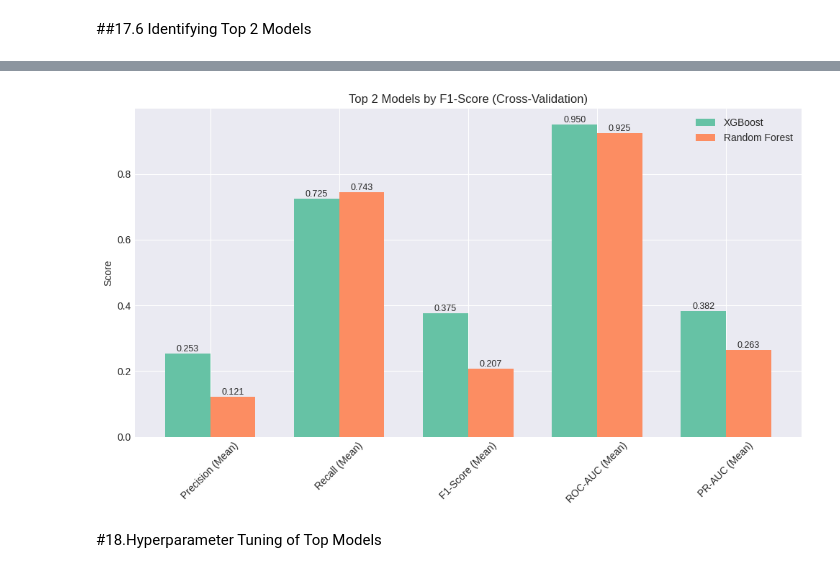
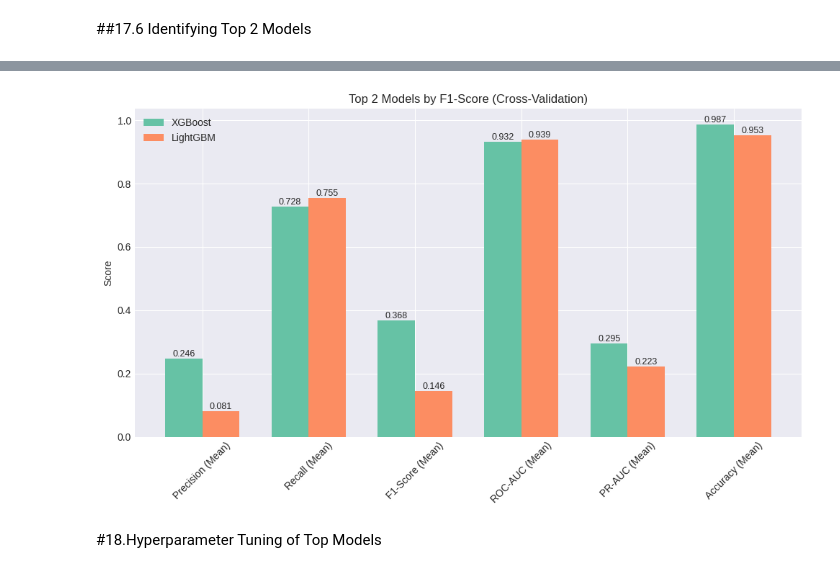
Before and after one commit to usama879/creditcardfraudproject, a Jupyter notebook: CreditCardFraud.ipynb, the cells around one changed output, grey strips where cells are left out. Drawn from its saved outputs; the diff is of its cells as text; code cells hidden in the pictures.

```diff
--- a/CreditCardFraud.ipynb
+++ b/CreditCardFraud.ipynb
@@ -1242,17 +1362,19 @@ pipelines = {name: make_pipeline(m) for name, m in models.items()}
 ##17.3 Apply Stratified K-Fold CV
 # %%
 from sklearn.model_selection import StratifiedKFold
-from sklearn.metrics import precision_recall_fscore_support, roc_auc_score, average_precision_score
+from sklearn.metrics import precision_recall_fscore_support, roc_auc_score, average_precision_score, accuracy_score
+import numpy as np
 
-k = 5
+k = 3
 skf = StratifiedKFold(n_splits=k, shuffle=True, random_state=42)
 
-cv_records = {name: {"precision": [], "recall": [], "f1": [], "roc_auc": [], "pr_auc": []}
+cv_records = {name: {"precision": [], "recall": [], "f1": [], "roc_auc": [], "pr_auc": [], "accuracy": []}
               for name in pipelines.keys()}
 
-fold_idx = 1
-for train_idx, val_idx in skf.split(X_train_top, y_train_top):
-    print(f"\n=== Fold {fold_idx}/{k} ===")
+print(f"Running {k}-fold CV on {len(pipelines)} models...")
+
+for fold_idx, (train_idx, val_idx) in enumerate(skf.split(X_train_top, y_train_top), 1):
+    print(f"\nFold {fold_idx}/{k}")
     X_tr, X_va = X_train_top.iloc[train_idx], X_train_top.iloc[val_idx]
     y_tr, y_va = y_train_top.iloc[train_idx], y_train_top.iloc[val_idx]
 
@@ -1263,14 +1385,21 @@ for train_idx, val_idx in skf.split(X_train_top, y_train_top):
         y_prob = pipe.predict_proba(X_va)[:, 1] if hasattr(pipe.named_steps['model'], "predict_proba") else None
 
         prec, rec, f1, _ = precision_recall_fscore_support(y_va, y_pred, average="binary", zero_division=0)
-        roc = roc_auc_score(y_va, y_prob) if y_prob is not None else 0.5
-        prc = average_precision_score(y_va, y_prob) if y_prob is not None else 0.0
+        acc = accuracy_score(y_va, y_pred)
+        roc = roc_auc_score(y_va, y_prob) if y_prob is not None else np.nan
+        prc = average_precision_score(y_va, y_prob) if y_prob is not None else np.nan
 
         cv_records[name]["precision"].append(prec)
         cv_records[name]["recall"].append(rec)
         cv_records[name]["f1"].append(f1)
         cv_records[name]["roc_auc"].append(roc)
         cv_records[name]["pr_auc"].append(prc)
+        cv_records[name]["accuracy"].append(acc)
 
-    fold_idx += 1
+print("\nCross-validation complete.")
+
+for name, scores in cv_records.items():
+    print(f"\n{name} Results (avg across {k} folds):")
+    for metric, values in scores.items():
+        print(f"{metric}: {np.nanmean(values):.4f}")
 # %% [output]
@@ -1300,6 +1489,7 @@ for name, m in cv_records.items():
     def mean_std(arr):
         return float(np.mean(arr)), float(np.std(arr))
 
+    a_m, a_s = mean_std(m["accuracy"])
     p_m, p_s = mean_std(m["precision"])
     r_m, r_s = mean_std(m["recall"])
     f_m, f_s = mean_std(m["f1"])
@@ -1308,6 +1498,7 @@ for name, m in cv_records.items():
 
     summary_rows.append([
         name,
+        a_m, a_s,
         p_m, p_s,
         r_m, r_s,
         f_m, f_s,
@@ -1319,6 +1510,7 @@ cv_summary = pd.DataFrame(
     summary_rows,
     columns=[
         "Model",
+        "Accuracy (Mean)", "Accuracy (Std)",
         "Precision (Mean)", "Precision (Std)",
         "Recall (Mean)", "Recall (Std)",
         "F1-Score (Mean)", "F1-Score (Std)",
@@ -1342,6 +1536,7 @@ plot_df = cv_summary.copy()
 
 plot_df = plot_df[[
     "Model",
+    "Accuracy (Mean)",
     "Precision (Mean)",
     "Recall (Mean)",
     "F1-Score (Mean)",
@@ -1349,16 +1544,16 @@ plot_df = plot_df[[
     "PR-AUC (Mean)"
 ]]
 
-metrics = ["Precision (Mean)", "Recall (Mean)", "F1-Score (Mean)", "ROC-AUC (Mean)", "PR-AUC (Mean)"]
+metrics = ["Accuracy (Mean)", "Precision (Mean)", "Recall (Mean)", "F1-Score (Mean)", "ROC-AUC (Mean)", "PR-AUC (Mean)"]
 x = np.arange(len(plot_df["Model"]))
-width = 0.15
+width = 0.13
 
 plt.figure(figsize=(12,6))
 
 for i, metric in enumerate(metrics):
     plt.bar(x + i*width, plot_df[metric], width, label=metric)
 
-plt.xticks(x + width*2, plot_df["Model"], rotation=45)
+plt.xticks(x + width*len(metrics)/2, plot_df["Model"], rotation=45)
 plt.ylabel("Score")
 plt.title("Cross-Validation Metrics by Model")
 plt.legend()
@@ -1380,31 +1575,27 @@ Top 2 models by F1-Score across folds:
 # %%
 top2 = plot_df.sort_values("F1-Score (Mean)", ascending=False).head(2)
 
-metrics = ["Precision (Mean)", "Recall (Mean)", "F1-Score (Mean)", "ROC-AUC (Mean)", "PR-AUC (Mean)"]
+metrics = ["Precision (Mean)", "Recall (Mean)", "F1-Score (Mean)", "ROC-AUC (Mean)", "PR-AUC (Mean)", "Accuracy (Mean)"]
 
 x = np.arange(len(metrics))
 width = 0.35
 
 plt.figure(figsize=(10,6))
 
 for i, (idx, row) in enumerate(top2.iterrows()):
     bars = plt.bar(x + i*width, [row[m] for m in metrics], width, label=row["Model"])
-
     for bar in bars:
         height = bar.get_height()
-        plt.text(
-            bar.get_x() + bar.get_width()/2, height,
-            f"{height:.3f}", ha='center', va='bottom', fontsize=9
-        )
+        plt.text(bar.get_x() + bar.get_width()/2, height, f"{height:.3f}", ha='center', va='bottom', fontsize=9)
 
 plt.xticks(x + width/2, metrics, rotation=45)
 plt.ylabel("Score")
 plt.title("Top 2 Models by F1-Score (Cross-Validation)")
 plt.legend()
 plt.tight_layout()
 plt.show()
 # %% [output]
-[figure, old version]
+[figure, new version]
 # %% [markdown]
 #18.Hyperparameter Tuning of Top Models
 # %% [markdown]
```
Also changed, not shown: parts of 67 cells of this notebook.
